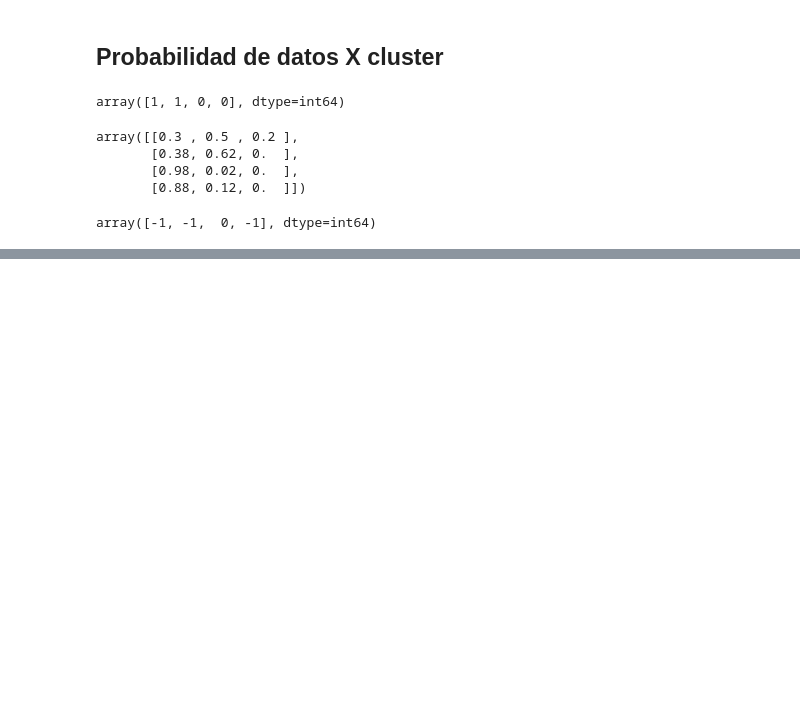
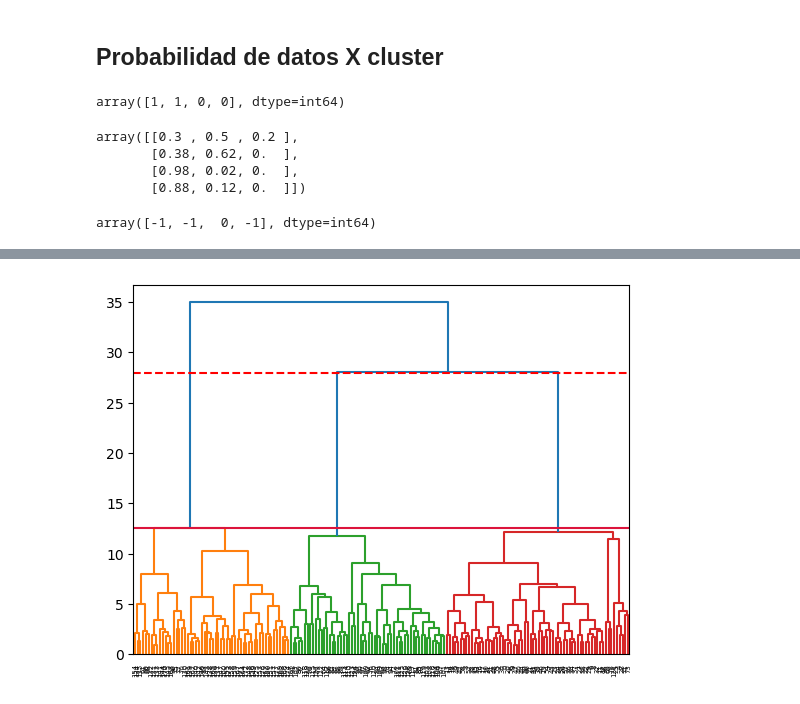
Before and after one commit to diegoguizanlopez/BigDataEIa, a Jupyter notebook: IA/Sistemas_Aprendizaje_Automatico/2-Trimestre/Clustering/Dimensionalidad/Vino_(Reducción_Por_Clustering)/vino.ipynb, the cells around one changed output, grey strips where cells are left out. Saved outputs shown, nothing was run; the diff lists cells and outputs as text; code cells hidden in the pictures; blank space fills up the shorter version.

Commit message:
Vino clustering

```diff
--- a/IA/Sistemas_Aprendizaje_Automatico/2-Trimestre/Clustering/Dimensionalidad/Vino_(Reducción_Por_Clustering)/vino.ipynb
+++ b/IA/Sistemas_Aprendizaje_Automatico/2-Trimestre/Clustering/Dimensionalidad/Vino_(Reducción_Por_Clustering)/vino.ipynb
@@ -405,0 +406,12 @@ plt.plot(log_probabilidad_predicha)
+# %%
+from scipy.cluster import hierarchy
+
+clusters = hierarchy.linkage(winedata_pca, method="ward")
+# %%
+dendrogram = hierarchy.dendrogram(clusters)
+# Distancia entre primeros clusters
+plt.axhline(28, color='red', linestyle='--');
+# Distancia de clusters relacionados
+plt.axhline(12.5, color='crimson');
+# %% [output]
+[figure, added]
```
Also changed, not shown: parts of 6 cells of this notebook.
